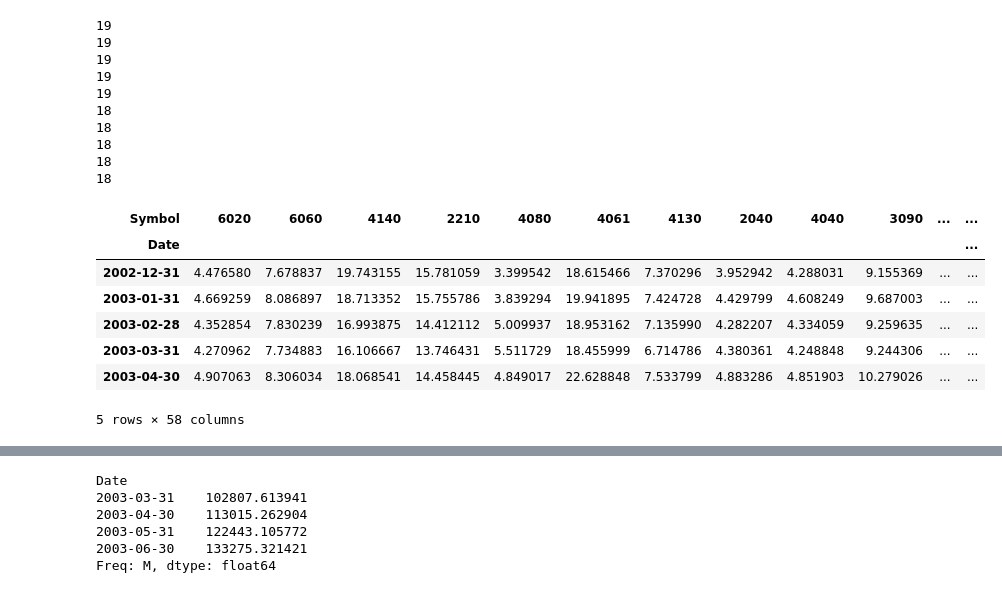
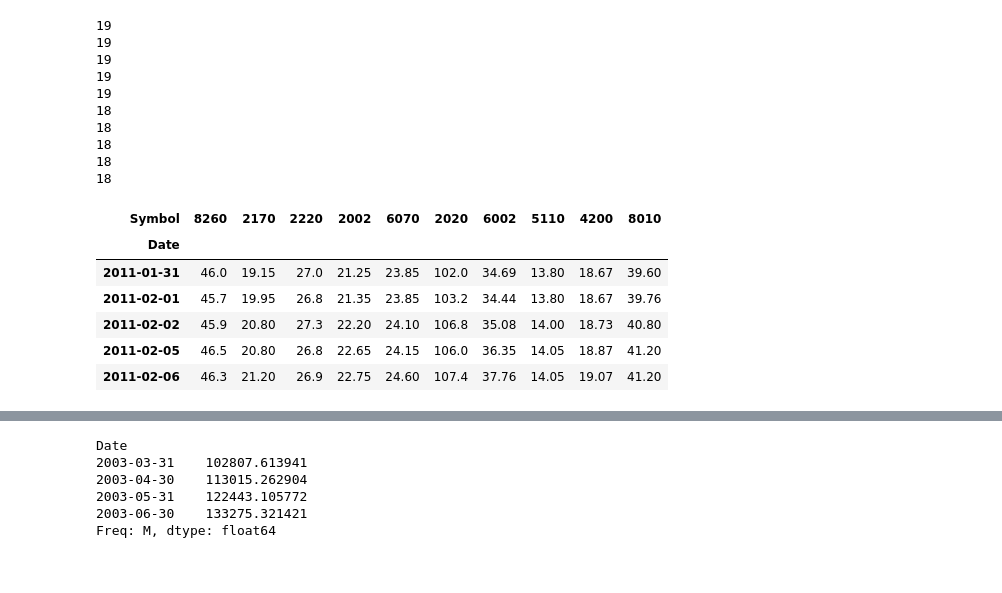
Before and after one commit to abonaser87/StocksHistoricalData, a Jupyter notebook: Momentum Strat.ipynb, the cells around one changed output, grey strips where cells are left out. Drawn from its saved outputs; the diff is of its cells as text; code cells hidden in the pictures.

```diff
--- a/Momentum Strat.ipynb
+++ b/Momentum Strat.ipynb
@@ -73,11 +203,7 @@ def chunkify(lst,n):
 # %%
-try:
-    df = pd.read_pickle('AdjustedClose.pkl')
-except:
-    print ('No pkl')
-    df = load_df()
+data = pd.read_pickle('AdjustedClose.pkl')
 # %%
-df = df.xs(slice('01/01/2012','30/09/2019'),level=1,drop_level=False)
+df = data.xs(slice('01/01/2010','30/09/2019'),level=1,drop_level=False)
 df.head()
 # %% [output]
 |  |  | Industry Group | Company Name | Open | High | Low | Close | Volume Traded | split | ... |
@@ -90,7 +216,10 @@ df.head()
 # %%
+bh = df[['AdjClose']].unstack(level=0)
+bh = bh.droplevel(0,1)
 df = df[['Close']].unstack(level=0)
-df = df.resample('M').mean()
+# returns = df.resample('BM').mean()
 df = df.droplevel(0,1)
+# returns = returns.droplevel(0,1)
 # df = df.dropna(subset=["TASI"])
 # tasi = df['TASI'].copy()
 # df = df.drop('TASI',axis=1)
@@ -109,6 +238,6 @@ returns.head()
 5 rows × 200 columns
 # %%
-lookback = 11
+lookback = 8
 holdPeriod = 3
 mom = returns.rolling(lookback).apply(multi_period_return)
 mom = mom[lookback:]
@@ -178,14 +310,13 @@ for array in chunkify(tickers,10):
 # %%
 # https://stackoverflow.com/questions/13148429/how-to-change-the-order-of-dataframe-columns
 quartiles = df.loc[hold.index.values[0]:]
-quartiles = quartiles[tickers]
+quartiles = quartiles[tickers[:10]]
 quartiles.head()
 # %% [output]
-| Symbol | 6020 | 6060 | 4140 | 2210 | 4080 | 4061 | 4130 | 2040 | 4040 | 3090 | ... | ... |
-| Date |  |  |  |  |  |  |  |  |  |  |  | ... |
-| 2002-12-31 | 4.476580 | 7.678837 | 19.743155 | 15.781059 | 3.399542 | 18.615466 | 7.370296 | 3.952942 | 4.288031 | 9.155369 | ... | ... |
-| 2003-01-31 | 4.669259 | 8.086897 | 18.713352 | 15.755786 | 3.839294 | 19.941895 | 7.424728 | 4.429799 | 4.608249 | 9.687003 | ... | ... |
-| 2003-02-28 | 4.352854 | 7.830239 | 16.993875 | 14.412112 | 5.009937 | 18.953162 | 7.135990 | 4.282207 | 4.334059 | 9.259635 | ... | ... |
-| 2003-03-31 | 4.270962 | 7.734883 | 16.106667 | 13.746431 | 5.511729 | 18.455999 | 6.714786 | 4.380361 | 4.248848 | 9.244306 | ... | ... |
-| 2003-04-30 | 4.907063 | 8.306034 | 18.068541 | 14.458445 | 4.849017 | 22.628848 | 7.533799 | 4.883286 | 4.851903 | 10.279026 | ... | ... |
+| Symbol | 8260 | 2170 | 2220 | 2002 | 6070 | 2020 | 6002 | 5110 | 4200 | 8010 |
+| Date |  |  |  |  |  |  |  |  |  |  |
+| 2011-01-31 | 46.0 | 19.15 | 27.0 | 21.25 | 23.85 | 102.0 | 34.69 | 13.80 | 18.67 | 39.60 |
+| 2011-02-01 | 45.7 | 19.95 | 26.8 | 21.35 | 23.85 | 103.2 | 34.44 | 13.80 | 18.67 | 39.76 |
+| 2011-02-02 | 45.9 | 20.80 | 27.3 | 22.20 | 24.10 | 106.8 | 35.08 | 14.00 | 18.73 | 40.80 |
+| 2011-02-05 | 46.5 | 20.80 | 26.8 | 22.65 | 24.15 | 106.0 | 36.35 | 14.05 | 18.87 | 41.20 |
+| 2011-02-06 | 46.3 | 21.20 | 26.9 | 22.75 | 24.60 | 107.4 | 37.76 | 14.05 | 19.07 | 41.20 |
-5 rows × 58 columns
```
Also changed, not shown: parts of 58 cells of this notebook, 22 other files.
